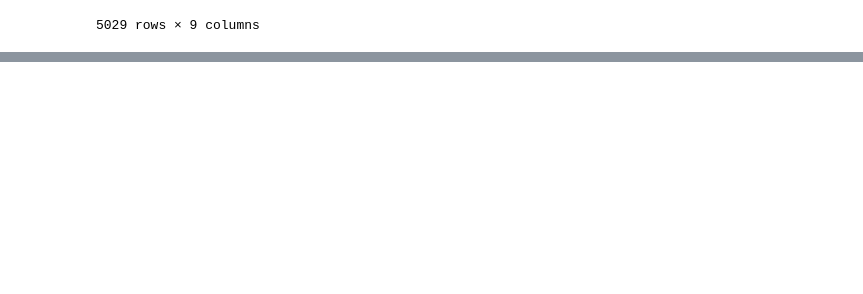
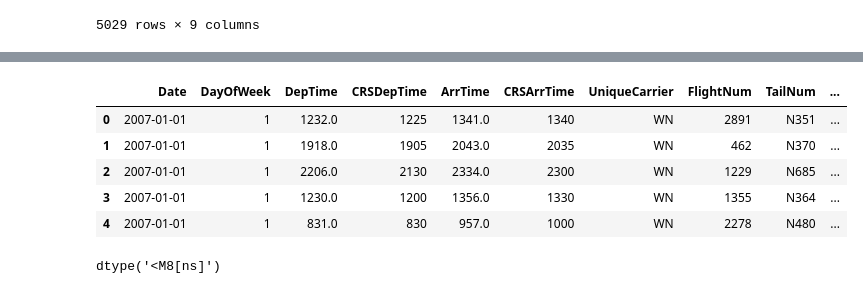
Before and after one commit to EsosaOrumwese/ALX-T-Nanodegree, a Jupyter notebook: Data Analytics/Projects/Airline On-Time Performance Data/wrangle_act.ipynb, the cells around one changed output, grey strips where cells are left out. Cells and saved outputs as stored; diff of their text form; code cells hidden in the pictures; blank space fills up the shorter version.

```diff
--- a/Data Analytics/Projects/Airline On-Time Performance Data/wrangle_act.ipynb
+++ b/Data Analytics/Projects/Airline On-Time Performance Data/wrangle_act.ipynb
@@ -481,0 +496,25 @@ plane_data.sample(15)
+# %%
+# rename DayofMonth
+airline_df_clean.rename(columns={'DayofMonth':'Day'}, inplace=True)
+# %%
+# combine 'Year', 'Month' and 'Day'
+date = pd.to_datetime(airline_df_clean[['Year','Month','Day']])
+
+# insert date as first column, 'Date'
+airline_df_clean.insert(0, 'Date', date)
+
+# drop Year, Month and Day
+airline_df_clean.drop(['Year','Month','Day'], axis=1, inplace=True)
+# %%
+airline_df_clean.head()
+# %% [output]
+|  | Date | DayOfWeek | DepTime | CRSDepTime | ArrTime | CRSArrTime | UniqueCarrier | FlightNum | TailNum | ... |
+| 0 | 2007-01-01 | 1 | 1232.0 | 1225 | 1341.0 | 1340 | WN | 2891 | N351 | ... |
+| 1 | 2007-01-01 | 1 | 1918.0 | 1905 | 2043.0 | 2035 | WN | 462 | N370 | ... |
+| 2 | 2007-01-01 | 1 | 2206.0 | 2130 | 2334.0 | 2300 | WN | 1229 | N685 | ... |
+| 3 | 2007-01-01 | 1 | 1230.0 | 1200 | 1356.0 | 1330 | WN | 1355 | N364 | ... |
+| 4 | 2007-01-01 | 1 | 831.0 | 830 | 957.0 | 1000 | WN | 2278 | N480 | ... |
+# %%
+airline_df_clean.Date.dtype
+# %% [output]
+dtype('<M8[ns]')
```
Also changed, not shown: parts of 39 cells of this notebook, 2 other files.
